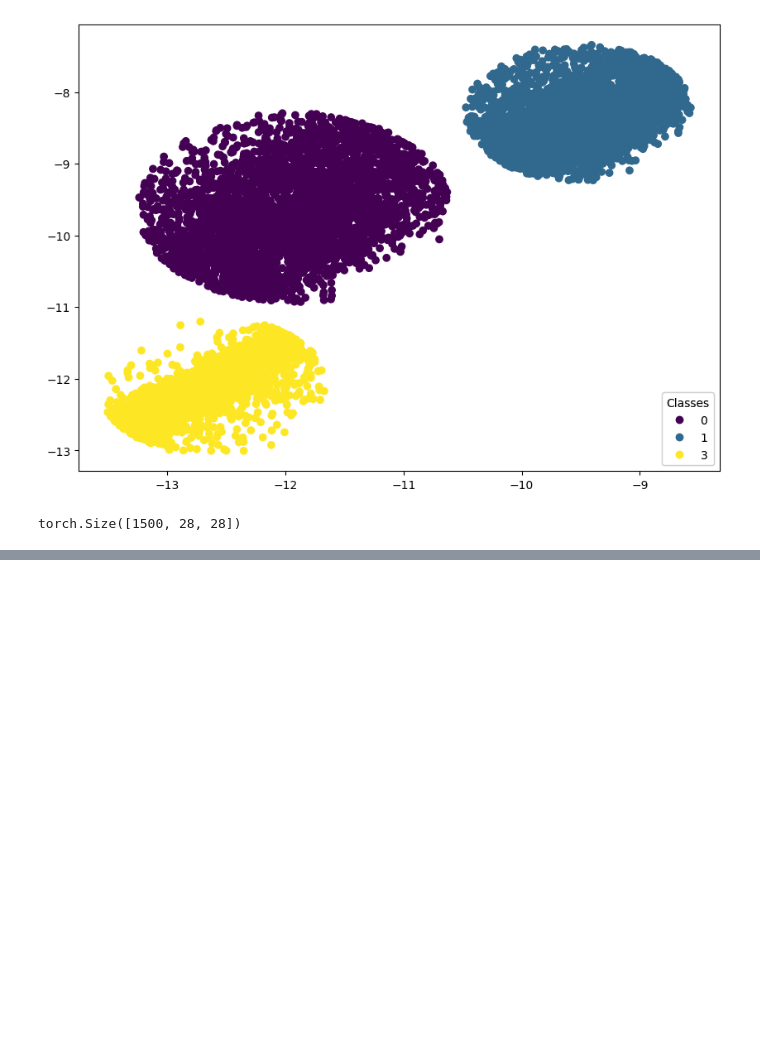
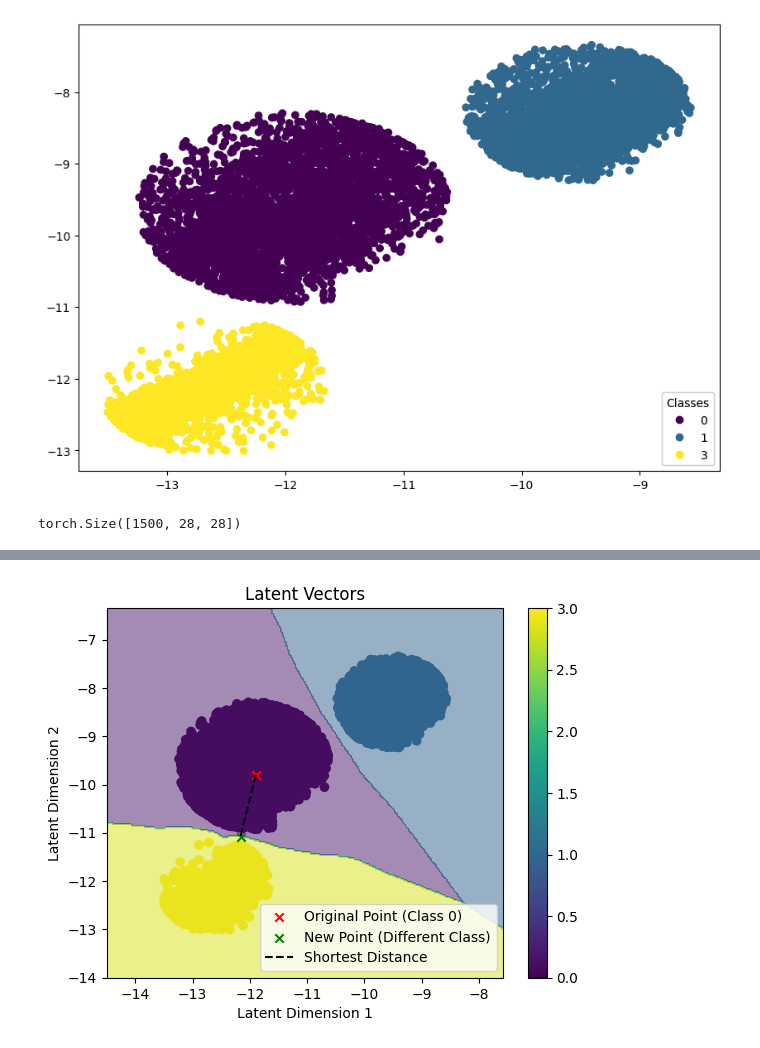
Before and after one commit to StefRodopCodes94/CounterFactual-VAE, a Jupyter notebook: Model/Mnist_VAE.ipynb, the cells around one changed output, grey strips where cells are left out. Saved outputs shown, nothing was run; the diff lists cells and outputs as text; code cells hidden in the pictures; blank space fills up the shorter version.

```diff
--- a/Model/Mnist_VAE.ipynb
+++ b/Model/Mnist_VAE.ipynb
@@ -379,0 +435,68 @@ Nearest neighbor label: tensor([1])
+# %%
+import torch
+import numpy as np
+import matplotlib.pyplot as plt
+from sklearn.neighbors import KNeighborsClassifier
+
+# Assume mnist_subset_targets and latent_vectors are already loaded and defined
+
+# Separate the dataset by class
+class_0 = torch.where(mnist_subset_targets == 0)[0]
+
+# Create a mask to filter out samples that are not in class 0
+mask = (mnist_subset_targets != 0).squeeze()
+
+# Select samples from latent space that are not in class 0
+latent_space_not_0 = latent_vectors[mask]
+latent_space_not_0 = latent_space_not_0[:,:2]
+
+# Random point from class 0
+random_index = torch.randint(high=class_0.shape[0], size=(1,))  # Choose a random index
+class_0_random = latent_vectors[random_index]
+class_0_random = class_0_random[:,:2].numpy()
+
+# Train a 1-NN classifier on the dataset
+knn = KNeighborsClassifier(n_neighbors=1)
+knn.fit(latent_vectors, mnist_subset_targets.squeeze())
+
+# Define a grid of points in the latent space
+x_min, x_max = latent_vectors[:, 0].min() - 1, latent_vectors[:, 0].max() + 1
+y_min, y_max = latent_vectors[:, 1].min() - 1, latent_vectors[:, 1].max() + 1
+xx, yy = np.meshgrid(np.linspace(x_min, x_max, 250), np.linspace(y_min, y_max, 250))
+grid_latent_vectors = np.stack([xx.ravel(), yy.ravel()], axis=1)
+
+# Make predictions with the classifier for the grid of points
+Z = knn.predict(grid_latent_vectors).reshape(xx.shape)
+
+# Compute the Euclidean distance between the original point and all points in the grid
+distances = np.sqrt((grid_latent_vectors[:, 0] - class_0_random[0, 0])**2 + (grid_latent_vectors[:, 1] - class_0_random[0, 1])**2)
+
+# Find the boundary points that have a different class label than the original point
+mask_boundary = knn.predict(grid_latent_vectors) != knn.predict(class_0_random[0, :2].reshape(1, -1))
+boundary_distances = np.where(mask_boundary, distances, np.inf)
+
+# Find the point on the boundary with the shortest distance to the original point
+min_distance_idx = np.argmin(boundary_distances)
+x1, y1 = grid_latent_vectors[min_distance_idx]
+
+# Plot the full latent vectors in 2 dimensions
+plt.scatter(latent_vectors[:,0], latent_vectors[:,1], c=mnist_subset_targets)
+plt.colorbar()
+plt.title('Latent Vectors')
+plt.xlabel('Latent Dimension 1')
+plt.ylabel('Latent Dimension 2')
+
+# Plot the random point from class 0
+plt.contourf(xx, yy, Z, alpha=0.5, linewidths=5)
+plt.scatter(class_0_random[0,0], class_0_random[0,1], c='r', marker='x', label='Original Point (Class 0)')
+
+# Plot the new point on the decision boundary
+plt.scatter(x1, y1, c='g', marker='x', label='New Point (Different Class)')
+
+# Draw a line between the random point and the new point on the decision boundary
+plt.plot([class_0_random[0,0], x1], [class_0_random[0,1], y1], c='k',linestyle='--', label='Shortest Distance')
+
+plt.legend()
+plt.show()
+# %% [output]
+[figure, added]
```
Also changed, not shown: parts of 9 cells of this notebook, 5 other files.
